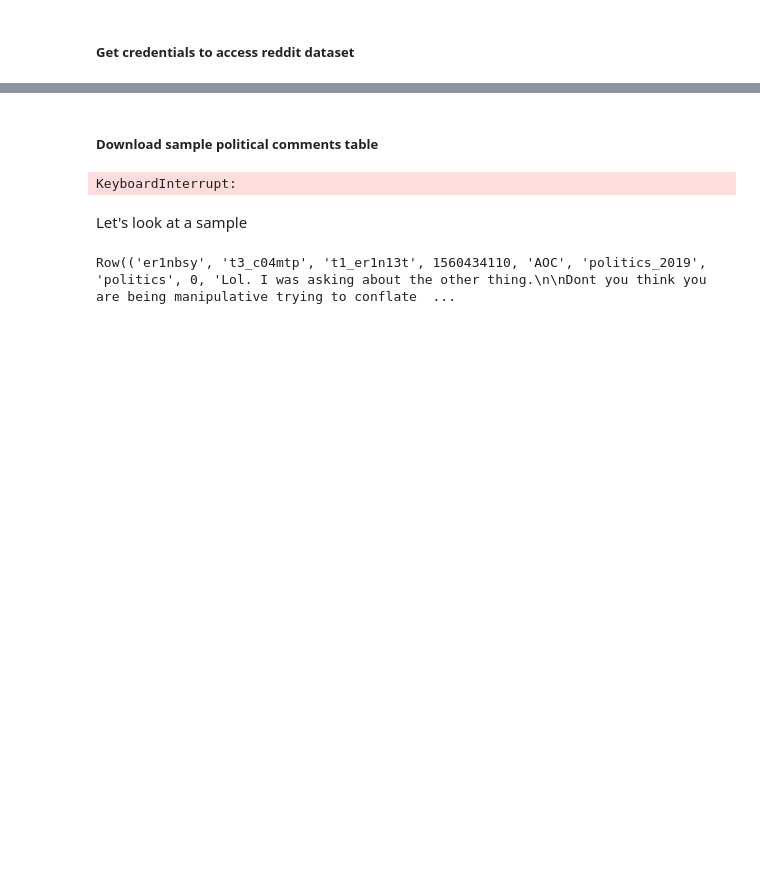
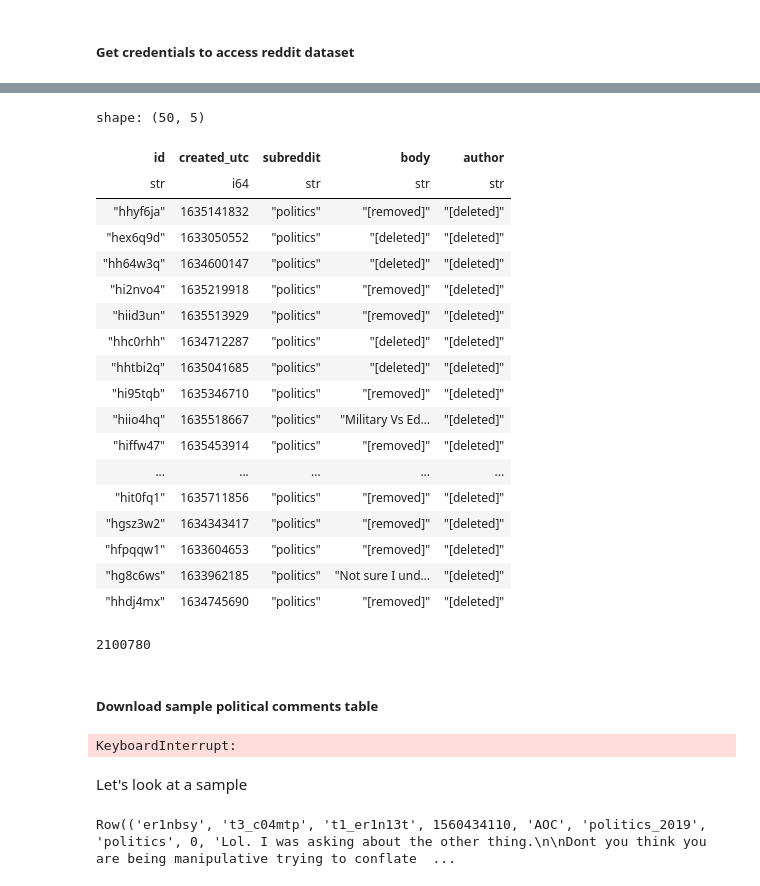
Before and after one commit to tatami-galaxy/sports-language-in-politics, a Jupyter notebook: experiments/notebooks/download_sample_politics_sports_data.ipynb, the cells around one changed output, grey strips where cells are left out. Cells and saved outputs as stored; diff of their text form; code cells hidden in the pictures; blank space fills up the shorter version.

```diff
--- a/experiments/notebooks/download_sample_politics_sports_data.ipynb
+++ b/experiments/notebooks/download_sample_politics_sports_data.ipynb
@@ -17,3 +17,11 @@ import polars as pl
 credentials, project = google.auth.default()
 project_id = 'cmst-reddit-analysis'
 client = bigquery.Client(credentials=credentials,project=project_id)
+# %%
+# download comments table year,month wise
+
+table_id = 'cmst-reddit-analysis.comments.2021_10_politics'
+
+rows_iter = client.list_rows(table_id)  # max_results=10
+rows = list(rows_iter)
+print("Downloaded {} rows from table {}".format(len(rows), table_id))
@@ -19,0 +38,15 @@ client = bigquery.Client(credentials=credentials,project=project_id)
+# %%
+columns = {
+    'archived': 0, 'subreddit': 1, 'author': 2, 'score': 3, 'link_id': 4, 'parent_id': 5, 'id': 6, 'total_awards_received': 7, 'subreddit_type': 8, 'retrieved_utc': 9, 'created_utc': 10, 'author_created_utc': 11, 'author_flair_text': 12, 'gilded': 13, 'author_premium': 14, 'controversiality': 15, 'distinguished': 16, 'stickied': 17, 'is_submitter': 18, 'body': 19
+}
+
+# make sure these are the same keys as in columns above
+keys = ['id', 'created_utc', 'subreddit', 'body', 'author']
+df_dict = {key:[] for key in keys}
+
+for row in rows:
+    for key in keys:
+        df_dict[key].append(row[columns[key]])
+
+political_df = pl.DataFrame(df_dict).drop_nulls()
+political_df.head()
@@ -19,0 +62,26 @@ client = bigquery.Client(credentials=credentials,project=project_id)
+# %%
+political_df.head(50)
+# %% [output]
+shape: (50, 5)
+| id | created_utc | subreddit | body | author |
+| str | i64 | str | str | str |
+| "hhyf6ja" | 1635141832 | "politics" | "[removed]" | "[deleted]" |
+| "hex6q9d" | 1633050552 | "politics" | "[deleted]" | "[deleted]" |
+| "hh64w3q" | 1634600147 | "politics" | "[deleted]" | "[deleted]" |
+| "hi2nvo4" | 1635219918 | "politics" | "[removed]" | "[deleted]" |
+| "hiid3un" | 1635513929 | "politics" | "[removed]" | "[deleted]" |
+| "hhc0rhh" | 1634712287 | "politics" | "[deleted]" | "[deleted]" |
+| "hhtbi2q" | 1635041685 | "politics" | "[deleted]" | "[deleted]" |
+| "hi95tqb" | 1635346710 | "politics" | "[removed]" | "[deleted]" |
+| "hiio4hq" | 1635518667 | "politics" | "Military Vs Ed… | "[deleted]" |
+| "hiffw47" | 1635453914 | "politics" | "[removed]" | "[deleted]" |
+| ... | ... | ... | ... | ... |
+| "hit0fq1" | 1635711856 | "politics" | "[removed]" | "[deleted]" |
+| "hgsz3w2" | 1634343417 | "politics" | "[removed]" | "[deleted]" |
+| "hfpqqw1" | 1633604653 | "politics" | "[removed]" | "[deleted]" |
+| "hg8c6ws" | 1633962185 | "politics" | "Not sure I und… | "[deleted]" |
+| "hhdj4mx" | 1634745690 | "politics" | "[removed]" | "[deleted]" |
+# %%
+len(political_df)
+# %% [output]
+2100780
```
Also changed, not shown: parts of 5 cells of this notebook, 5 other files.
